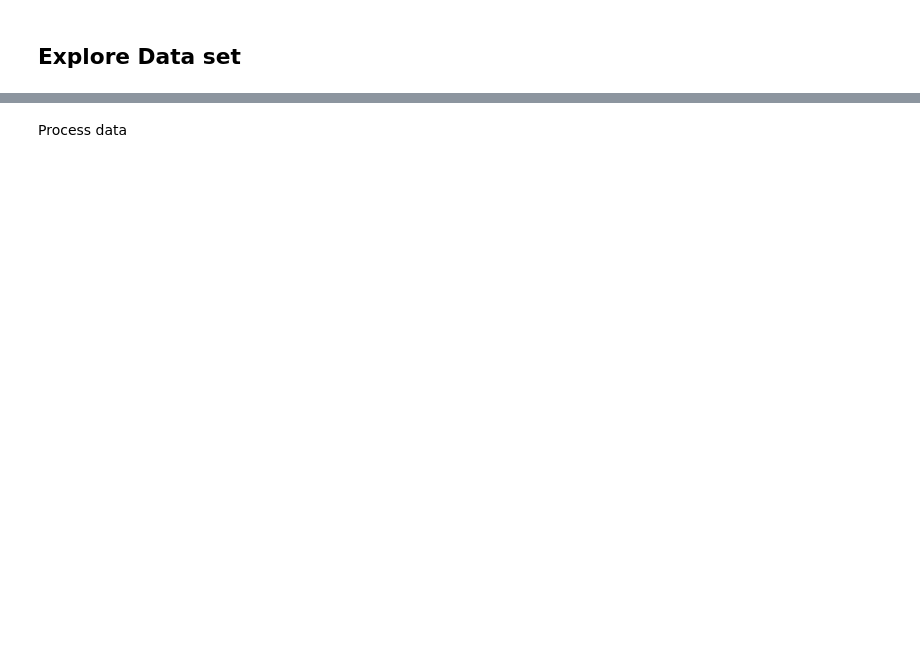
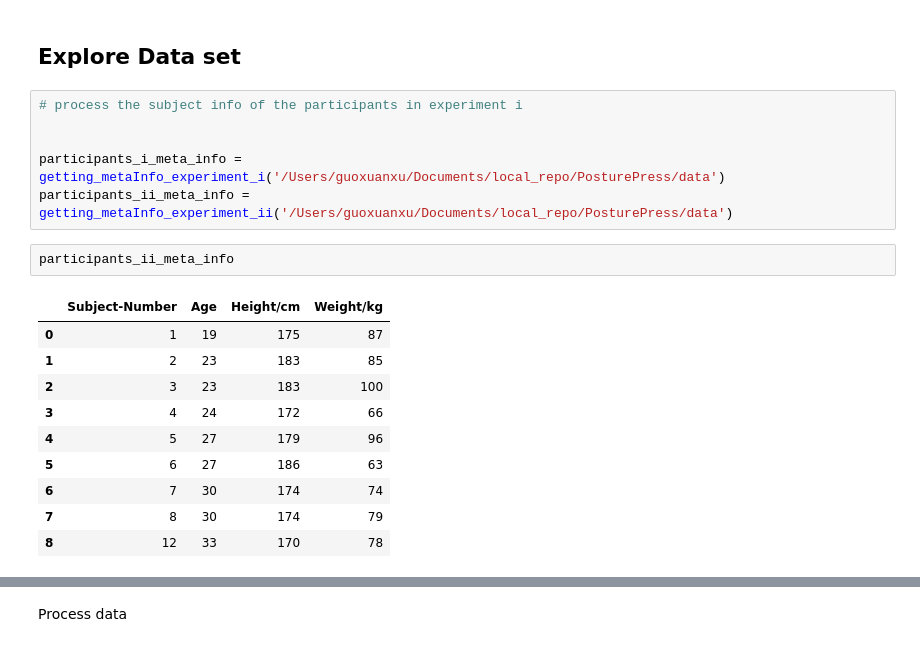
Before and after one commit to cecilia-lin/PosturePress, a Jupyter notebook: exploratory_data_analysis/guoxuan_eda.ipynb, the cells around one changed output, grey strips where cells are left out. Saved outputs shown, nothing was run; the diff lists cells and outputs as text; blank space fills up the shorter version.

```diff
--- a/exploratory_data_analysis/guoxuan_eda.ipynb
+++ b/exploratory_data_analysis/guoxuan_eda.ipynb
@@ -7,2 +110,21 @@ import os
 # %% [markdown]
 ## Explore Data set
+# %%
+# process the subject info of the participants in experiment i
+
+
+participants_i_meta_info = getting_metaInfo_experiment_i('/Users/guoxuanxu/Documents/local_repo/PosturePress/data')
+participants_ii_meta_info = getting_metaInfo_experiment_ii('/Users/guoxuanxu/Documents/local_repo/PosturePress/data')
+# %%
+participants_ii_meta_info
+# %% [output]
+|  | Subject-Number | Age | Height/cm | Weight/kg |
+| 0 | 1 | 19 | 175 | 87 |
+| 1 | 2 | 23 | 183 | 85 |
+| 2 | 3 | 23 | 183 | 100 |
+| 3 | 4 | 24 | 172 | 66 |
+| 4 | 5 | 27 | 179 | 96 |
+| 5 | 6 | 27 | 186 | 63 |
+| 6 | 7 | 30 | 174 | 74 |
+| 7 | 8 | 30 | 174 | 79 |
+| 8 | 12 | 33 | 170 | 78 |
```
Also changed, not shown: parts of 14 cells of this notebook, 2 other files.
